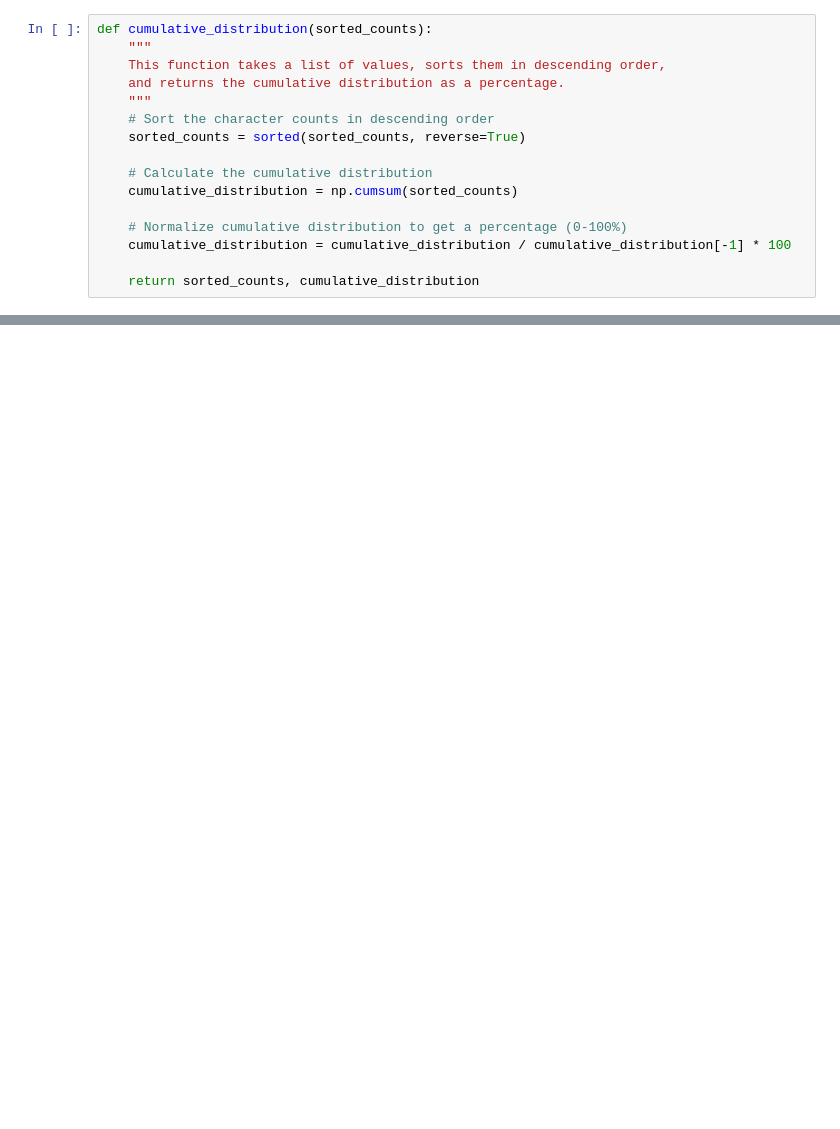
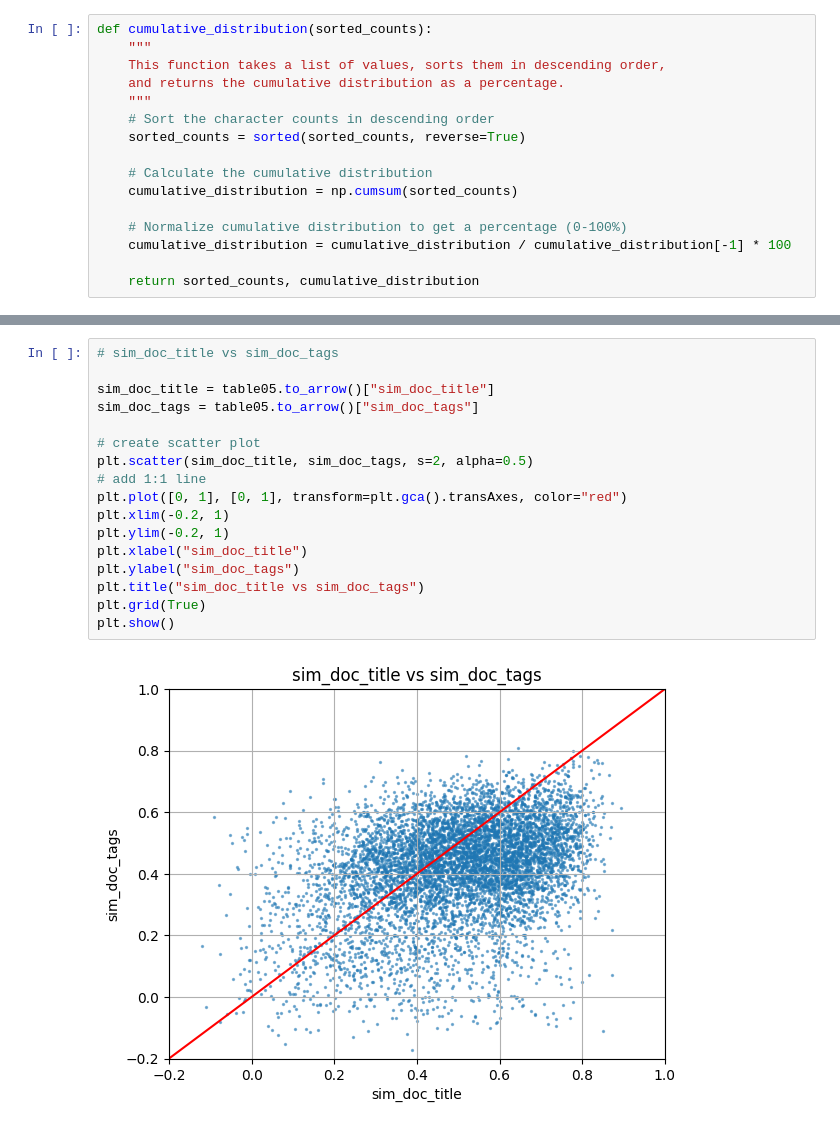
Before and after one commit to alexkolo/rag_nutrition_facts_blog, a Jupyter notebook: notebooks/data_ingestion.ipynb, the cells around one changed output, grey strips where cells are left out. Drawn from its saved outputs; the diff is of its cells as text; blank space fills up the shorter version.

```diff
--- a/notebooks/data_ingestion.ipynb
+++ b/notebooks/data_ingestion.ipynb
@@ -369,0 +409,19 @@ plt.show()
+# %%
+# sim_doc_title vs sim_doc_tags
+
+sim_doc_title = table05.to_arrow()["sim_doc_title"]
+sim_doc_tags = table05.to_arrow()["sim_doc_tags"]
+
+# create scatter plot
+plt.scatter(sim_doc_title, sim_doc_tags, s=2, alpha=0.5)
+# add 1:1 line
+plt.plot([0, 1], [0, 1], transform=plt.gca().transAxes, color="red")
+plt.xlim(-0.2, 1)
+plt.ylim(-0.2, 1)
+plt.xlabel("sim_doc_title")
+plt.ylabel("sim_doc_tags")
+plt.title("sim_doc_title vs sim_doc_tags")
+plt.grid(True)
+plt.show()
+# %% [output]
+[figure, added]
```
Also changed, not shown: parts of 17 cells of this notebook, 2 other files.
